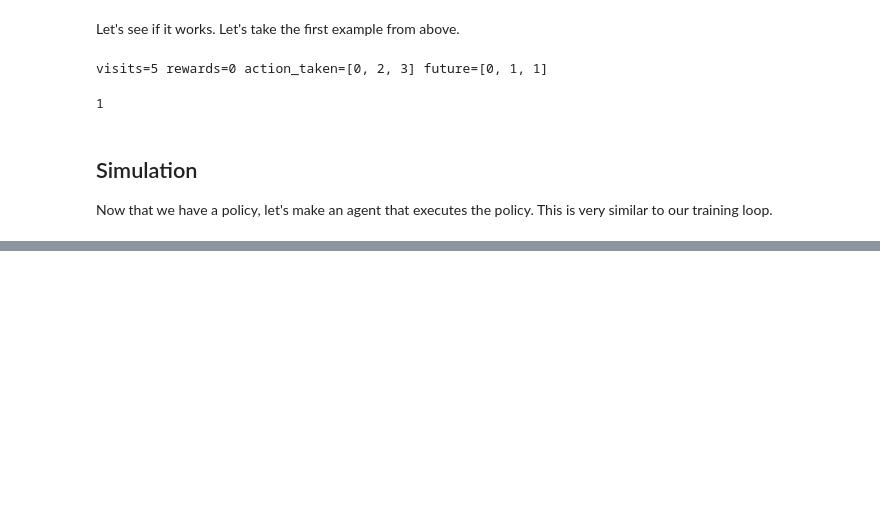
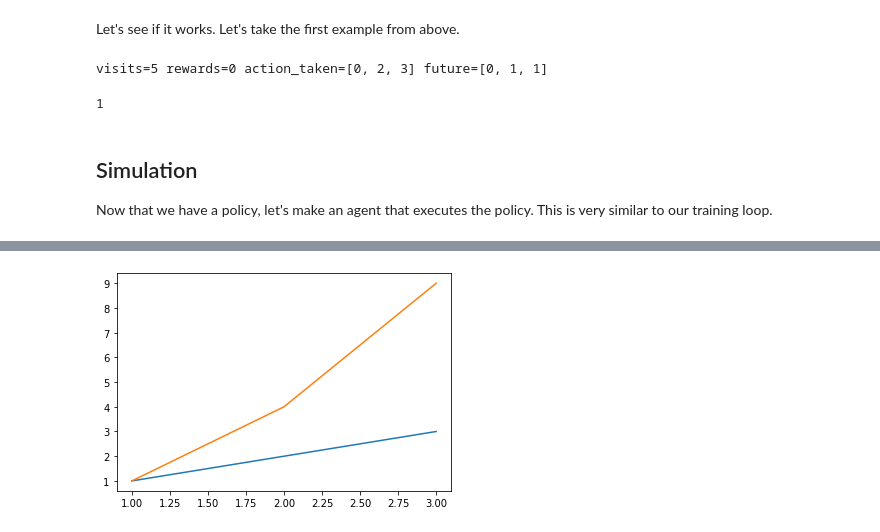
Before and after one commit to unoti/ai-gym-experiments, a Jupyter notebook: 3-Discretizing.ipynb, the cells around one changed output, grey strips where cells are left out. Drawn from its saved outputs; the diff is of its cells as text; code cells hidden in the pictures; blank space fills up the shorter version.

```diff
--- a/3-Discretizing.ipynb
+++ b/3-Discretizing.ipynb
@@ -525,0 +694,8 @@ Next steps:
+# %%
+import matplotlib.pyplot as plt
+fig, ax = plt.subplots()
+ax.plot([1,2,3], [1,2,3], label='line1')
+ax.plot([1,2,3], [1,4,9], label='line2')
+plt.show()
+# %% [output]
+[figure, added]
```
Also changed, not shown: parts of 6 cells of this notebook.
